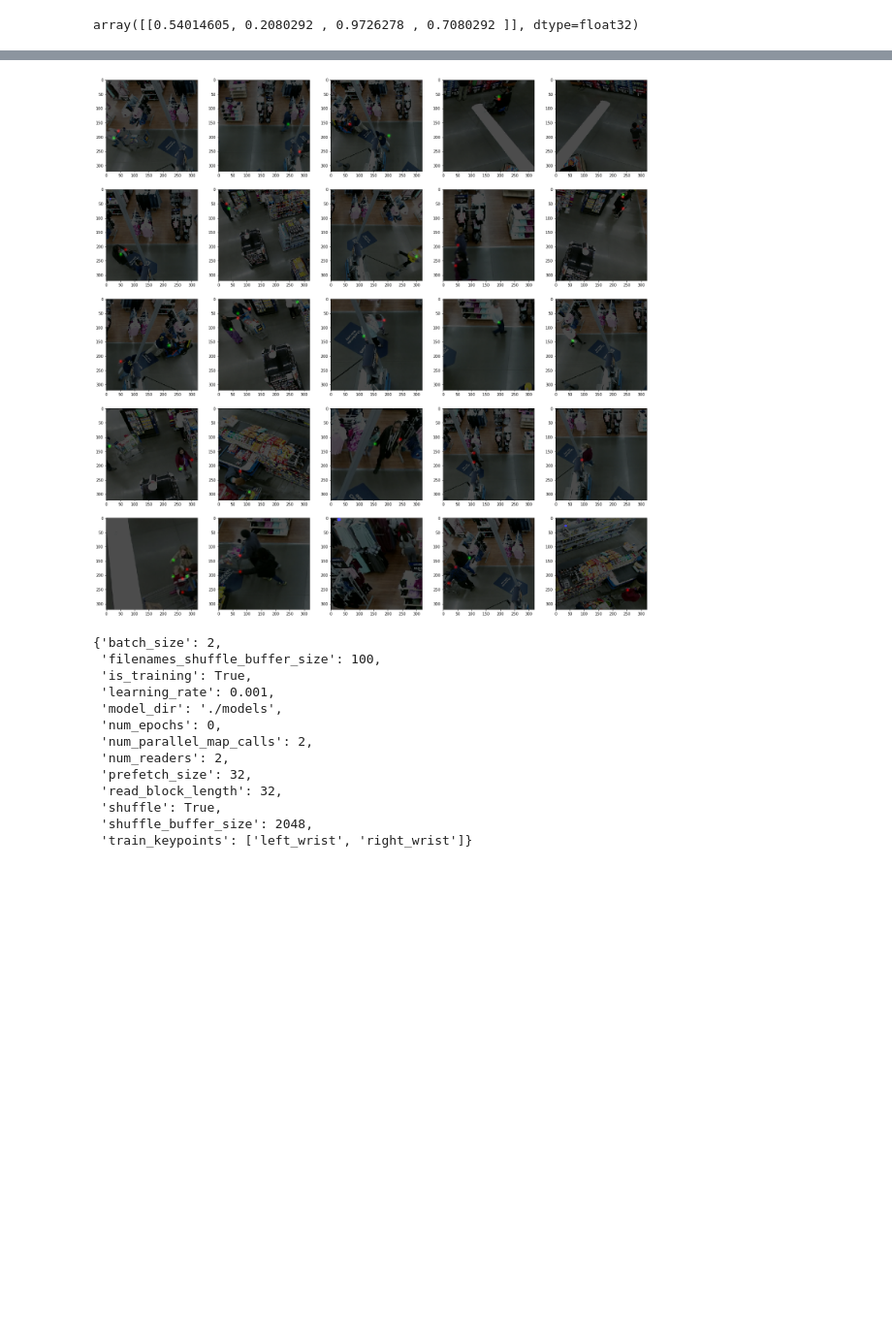
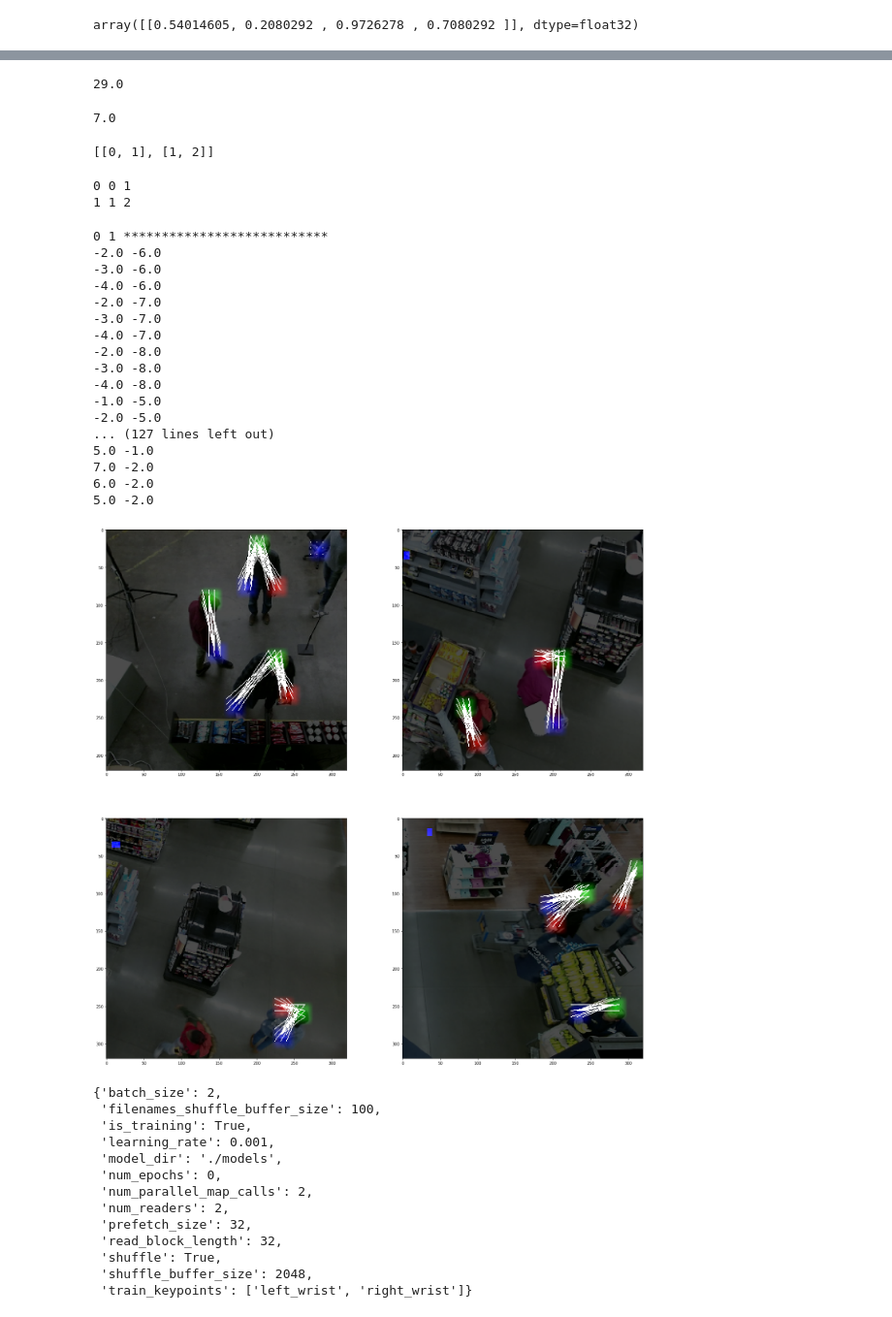
Before and after one commit to preritj/pose_estimation, a Jupyter notebook: test.ipynb, the cells around one changed output, grey strips where cells are left out. Shown at 97% size. Drawn from its saved outputs; the diff is of its cells as text; code cells hidden in the pictures; blank space fills up the shorter version.

Commit message:
fix vecmap vis bug

```diff
--- a/test.ipynb
+++ b/test.ipynb
@@ -112,23 +160,83 @@ array([[677]])
+# %%
+116/4
+# %% [output]
+29.0
+# %%
+labels['vecmaps'][0][8, 30, 7]
+# %% [output]
+7.0
+# %%
+pairs
+# %% [output]
+[[0, 1], [1, 2]]
+# %%
+for i, (kp1, kp2) in enumerate(pairs):
+    print(i, kp1, kp2)
+# %% [output]
+0 0 1
+1 1 2
 # %%
 import matplotlib.pyplot as plt
 %matplotlib inline
 import cv2
 
-fig, axes = plt.subplots(5, 5, figsize=(25, 25))
+fig, axes = plt.subplots(2, 2, figsize=(25, 25))
 
 for i, ax in enumerate(axes.flatten()):
     features, labels = dps[i]
     img = features['images'][0].astype(np.uint8)
-    kp = np.zeros((40, 40, 3), dtype=np.uint8)
-    kp[:, :, 0] = (255. * labels['heatmaps'][0][:, :, 0]).astype(np.uint8)
-    kp[:, :, 1] = (255. * labels['heatmaps'][0][:, :, 1]).astype(np.uint8)
+    #     kp = np.zeros((40, 40, 3), dtype=np.uint8)
+    #     kp[:, :, 0] = (255. * labels['heatmaps'][0][:, :, 0]).astype(np.uint8)
+    #     kp[:, :, 1] = (255. * labels['heatmaps'][0][:, :, 1]).astype(np.uint8)
+    kp = (255. * labels['heatmaps'][0]).astype(np.uint8)
     kp = cv2.resize(kp, (320, 320))
     img = cv2.addWeighted(img, 0.3, kp, .7, 0)
+    vecmaps = labels['vecmaps'][0]
+    pairs = [[0, 1], [2, 1]]
+    heatmaps = labels['heatmaps'][0]
+    scale_h, scale_w = 8, 8
+    for i, (kp1, kp2) in enumerate(pairs):
+        print(kp1, kp2, "***************************")
+        y_indices_1, x_indices_1 = heatmaps[:, :, kp1].nonzero()
+        for x, y in zip(x_indices_1, y_indices_1):
+            x0, y0 = scale_w * x, scale_h * y
+            delta_x = scale_w * int(vecmaps[y, x, 4 * i])
+            delta_y = scale_h * int(vecmaps[y, x, 4 * i + 1])
+            print(vecmaps[y, x, 4 * i], vecmaps[y, x, 4 * i + 1])
+            img = cv2.line(img, (x0, y0),
+                          (x0 + delta_x, y0 + delta_y),
+                          (255, 255, 255), 1)
+        y_indices_2, x_indices_2 = heatmaps[:, :, kp2].nonzero()
+        for x, y in zip(x_indices_2, y_indices_2):
+            x0, y0 = scale_w * x, scale_h * y
+            delta_x = scale_w * int(vecmaps[y, x, 4 * i + 2])
+            delta_y = scale_h * int(vecmaps[y, x, 4 * i + 3])
+            # print(vecmaps[x, y, 4 * i + 2], vecmaps[x, y, 4 * i + 3])
+            img = cv2.line(img, (x0, y0),
+                          (x0 + delta_x, y0 + delta_y),
+                          (255, 255, 255), 1)
     mask = np.where(labels['masks'][0] == 0)
     img[mask[0], mask[1], 2] = 255
     ax.imshow(img)
 # %% [output]
+0 1 ***************************
+-2.0 -6.0
+-3.0 -6.0
+-4.0 -6.0
+-2.0 -7.0
+-3.0 -7.0
+-4.0 -7.0
+-2.0 -8.0
+-3.0 -8.0
+-4.0 -8.0
+-1.0 -5.0
+-2.0 -5.0
+... (127 lines left out)
+5.0 -1.0
+7.0 -2.0
+6.0 -2.0
+5.0 -2.0
-[figure, old version]
+[figure, new version]
 # %%
 {k: v for k, v in train_cfg.__dict__.items() if isinstance(v, (int, float, list, tuple, str
                                                                , ))}
```
Also changed, not shown: parts of 6 cells of this notebook, 4 other files.
